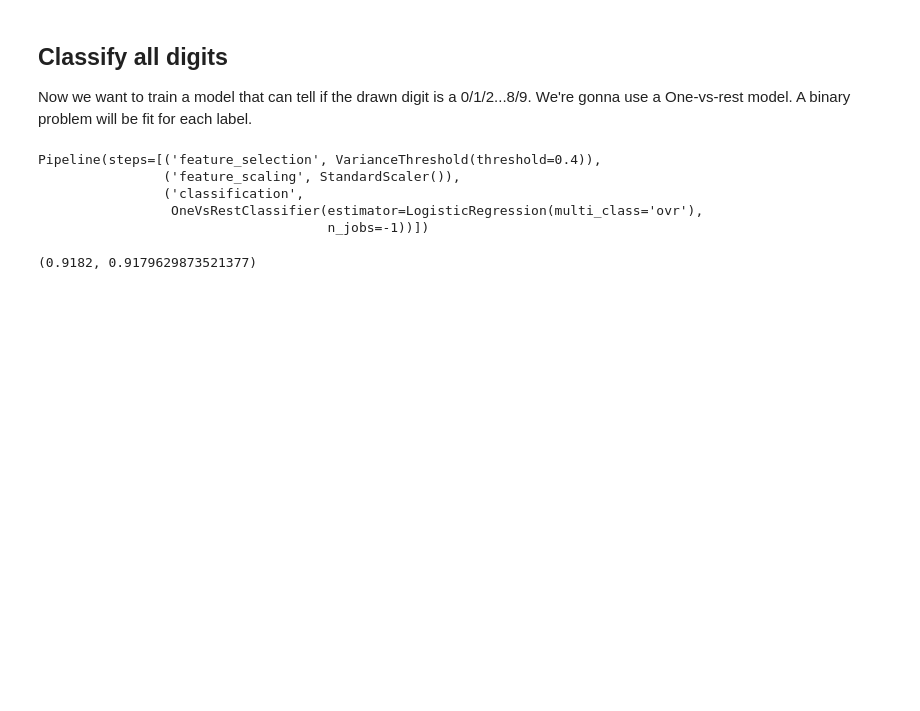
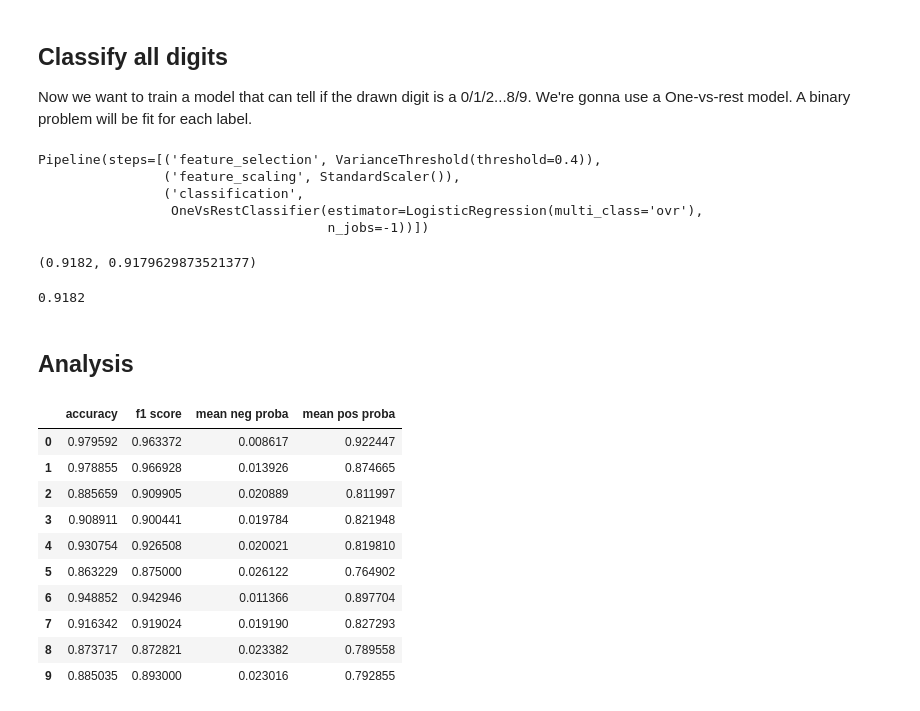
Before and after one commit to philj0st/MNIST-Digit-Classification, a Jupyter notebook: MNIST-Digits.ipynb, the cells around one changed output. Saved outputs shown, nothing was run; the diff lists cells and outputs as text; code cells hidden in the pictures; blank space fills up the shorter version.

Commit message:
feat: add analysis

```diff
--- a/MNIST-Digits.ipynb
+++ b/MNIST-Digits.ipynb
@@ -259,3 +267,8 @@ score, f1
 (0.9182, 0.9179629873521377)
 # %%
 from sklearn.metrics import accuracy_score
+accuracy_score(y_test,y_pred)
+# %% [output]
+0.9182
+# %% [markdown]
+## Analysis
@@ -262,3 +311,26 @@ from sklearn.metrics import accuracy_score
+# %%
+# show metrics in table
+import pandas as pd
+df = pd.DataFrame()
+
+df['accuracy'] = accs
+df['f1 score'] = f1s
+df['mean neg proba'] = mean_neg
+df['mean pos proba'] = mean_pos
+
+df
+# %% [output]
+|  | accuracy | f1 score | mean neg proba | mean pos proba |
+| 0 | 0.979592 | 0.963372 | 0.008617 | 0.922447 |
+| 1 | 0.978855 | 0.966928 | 0.013926 | 0.874665 |
+| 2 | 0.885659 | 0.909905 | 0.020889 | 0.811997 |
+| 3 | 0.908911 | 0.900441 | 0.019784 | 0.821948 |
+| 4 | 0.930754 | 0.926508 | 0.020021 | 0.819810 |
+| 5 | 0.863229 | 0.875000 | 0.026122 | 0.764902 |
+| 6 | 0.948852 | 0.942946 | 0.011366 | 0.897704 |
+| 7 | 0.916342 | 0.919024 | 0.019190 | 0.827293 |
+| 8 | 0.873717 | 0.872821 | 0.023382 | 0.789558 |
+| 9 | 0.885035 | 0.893000 | 0.023016 | 0.792855 |
 # %%
 # conda activate notebooks
 # %%
```
Also changed, not shown: parts of 4 cells of this notebook.
